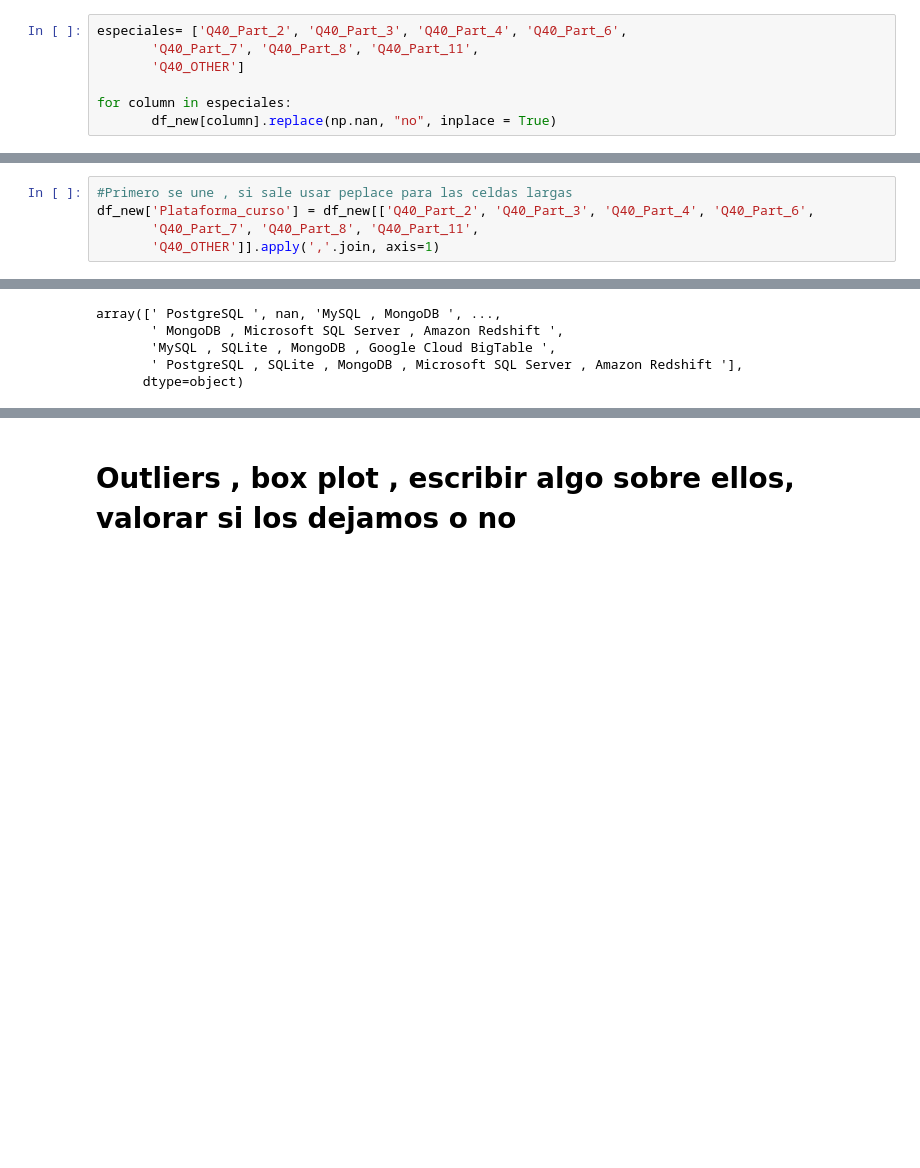
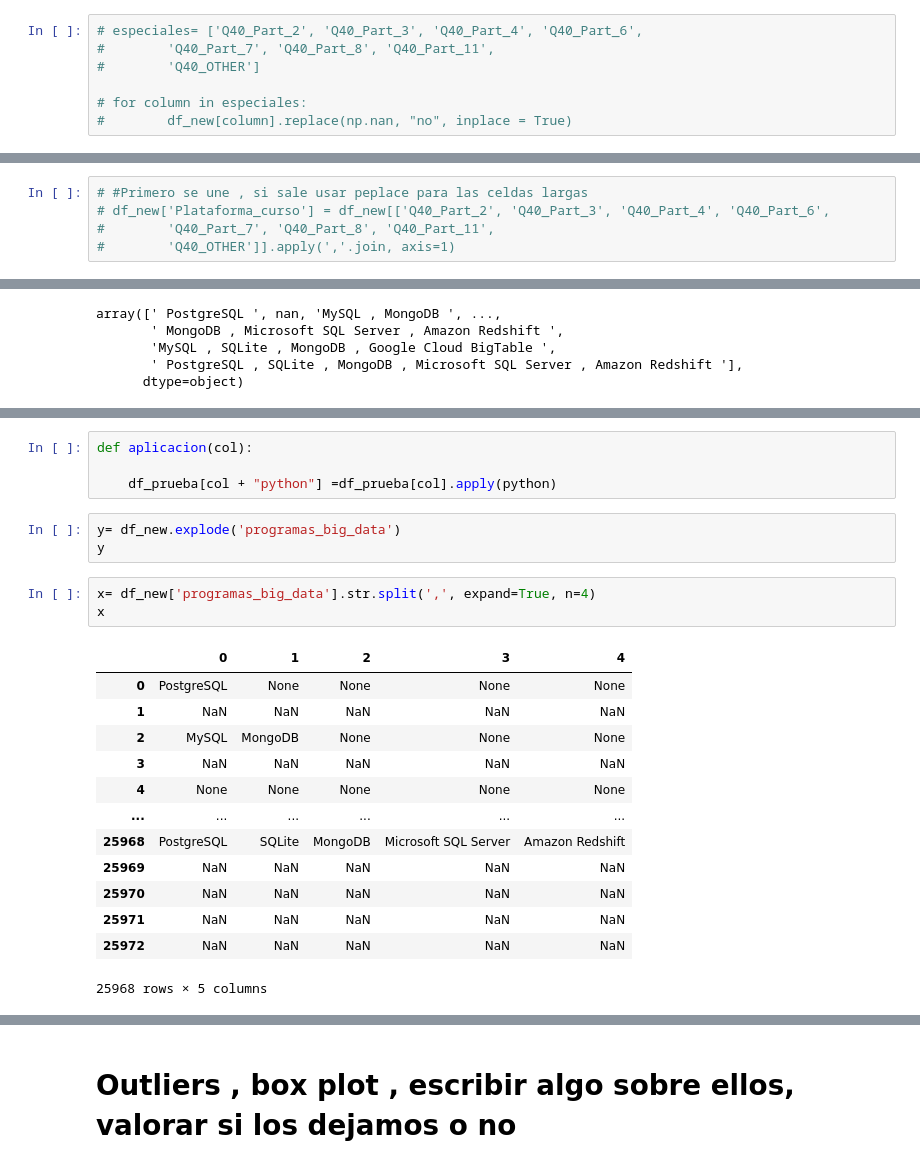
Before and after one commit to Adalab/project-da-promo-A-module-2-team-2, a Jupyter notebook: Proyecto 2- guarrillo.ipynb, the cells around one changed output, grey strips where cells are left out. Drawn from its saved outputs; the diff is of its cells as text; blank space fills up the shorter version.

```diff
--- a/Proyecto 2- guarrillo.ipynb
+++ b/Proyecto 2- guarrillo.ipynb
@@ -329,10 +325,10 @@ df_new.head(1)
 #Prueba el método .explode de pandas para columnas Q40 y las otras con partes.
 #https://pandas.pydata.org/docs/reference/api/pandas.DataFrame.explode.html
 # %%
-especiales= ['Q40_Part_2', 'Q40_Part_3', 'Q40_Part_4', 'Q40_Part_6',
-       'Q40_Part_7', 'Q40_Part_8', 'Q40_Part_11',
-       'Q40_OTHER']
+# especiales= ['Q40_Part_2', 'Q40_Part_3', 'Q40_Part_4', 'Q40_Part_6',
+#        'Q40_Part_7', 'Q40_Part_8', 'Q40_Part_11',
+#        'Q40_OTHER']
 
-for column in especiales:
-       df_new[column].replace(np.nan, "no", inplace = True)
+# for column in especiales:
+#        df_new[column].replace(np.nan, "no", inplace = True)
 # %%
@@ -365,6 +359,6 @@ df_new.dtypes
 # %%
-#Primero se une , si sale usar peplace para las celdas largas
-df_new['Plataforma_curso'] = df_new[['Q40_Part_2', 'Q40_Part_3', 'Q40_Part_4', 'Q40_Part_6',
-       'Q40_Part_7', 'Q40_Part_8', 'Q40_Part_11',
-       'Q40_OTHER']].apply(','.join, axis=1)
+# #Primero se une , si sale usar peplace para las celdas largas
+# df_new['Plataforma_curso'] = df_new[['Q40_Part_2', 'Q40_Part_3', 'Q40_Part_4', 'Q40_Part_6',
+#        'Q40_Part_7', 'Q40_Part_8', 'Q40_Part_11',
+#        'Q40_OTHER']].apply(','.join, axis=1)
 # %%
@@ -722 +667,25 @@ array([' PostgreSQL ', nan, 'MySQL , MongoDB ', ...,
+# %%
+def aplicacion(col):
+
+    df_prueba[col + "python"] =df_prueba[col].apply(python)
+# %%
+y= df_new.explode('programas_big_data')
+y
+# %%
+x= df_new['programas_big_data'].str.split(',', expand=True, n=4)
+x
+# %% [output]
+|  | 0 | 1 | 2 | 3 | 4 |
+| 0 | PostgreSQL | None | None | None | None |
+| 1 | NaN | NaN | NaN | NaN | NaN |
+| 2 | MySQL | MongoDB | None | None | None |
+| 3 | NaN | NaN | NaN | NaN | NaN |
+| 4 | None | None | None | None | None |
+| ... | ... | ... | ... | ... | ... |
+| 25968 | PostgreSQL | SQLite | MongoDB | Microsoft SQL Server | Amazon Redshift |
+| 25969 | NaN | NaN | NaN | NaN | NaN |
+| 25970 | NaN | NaN | NaN | NaN | NaN |
+| 25971 | NaN | NaN | NaN | NaN | NaN |
+| 25972 | NaN | NaN | NaN | NaN | NaN |
+25968 rows × 5 columns
 # %%
```
Also changed, not shown: parts of 23 cells of this notebook.
